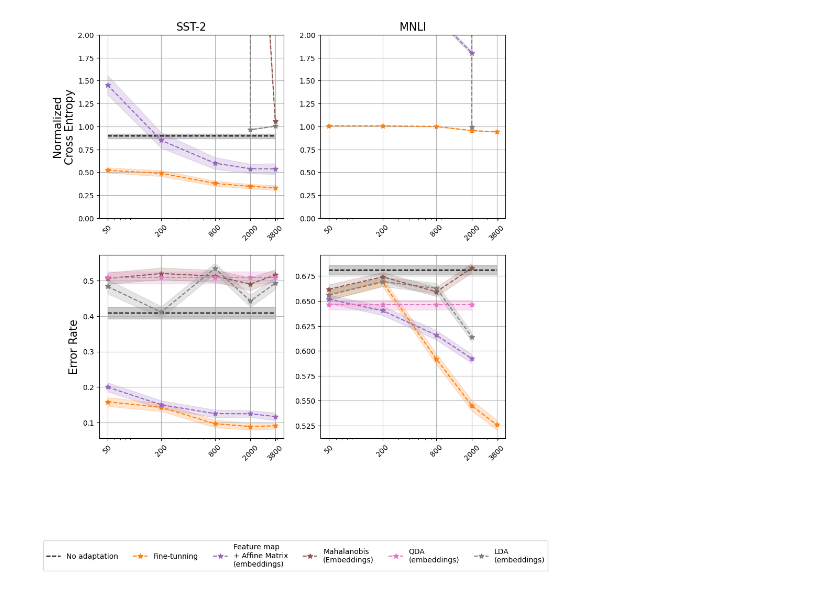
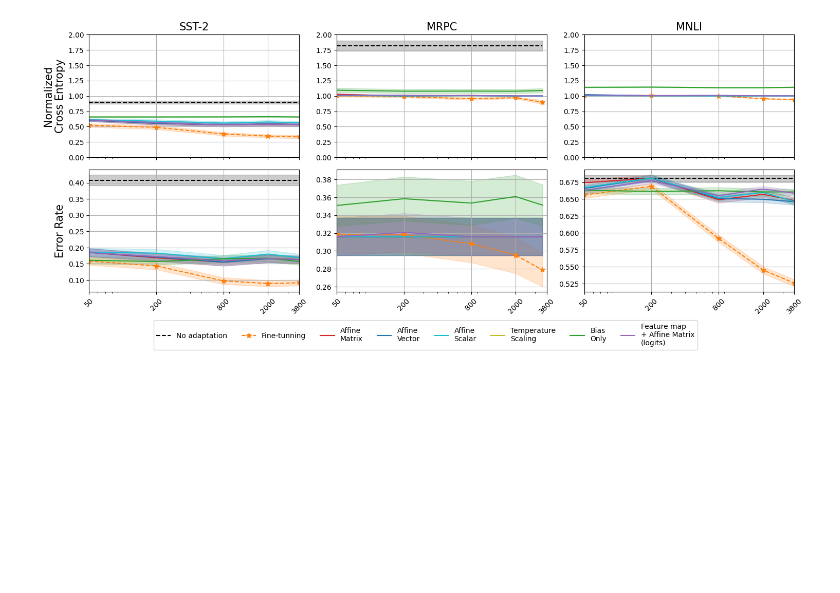
Before and after one commit to LautaroEst/llmcal, a Jupyter notebook: notebooks/samples_vs_metric.ipynb, the cells around one changed output. Cells and saved outputs as stored; diff of their text form; code cells hidden in the pictures; blank space fills up the shorter version.

```diff
--- a/notebooks/samples_vs_metric.ipynb
+++ b/notebooks/samples_vs_metric.ipynb
@@ -11,7 +11,7 @@ datasets = {
     # "glue/cola": "CoLA",
     "glue/sst2": "SST-2",
 
-    # "glue/mrpc": "MRPC",
+    "glue/mrpc": "MRPC",
     # # "glue/stsb": "STS-B
     # # "glue/qqp": "QQP",
 
@@ -20,7 +20,6 @@ datasets = {
     # "glue/rte": "RTE",
     # # "glue/wnli": "WNLI",
 }
-num_samples = [50, 200, 800, 2000, 3800]
 methods = OrderedDict([
     # Baseline:
     ("baseline", {"label": "No adaptation", "color": "black", "linestyle": "--"}),
@@ -29,26 +28,34 @@ methods = OrderedDict([
     ("embeddings_ft_map=identity_affine_alpha=matrix_bias=True_loss=log-loss", {"label": "Fine-tunning", "color": "tab:orange", "linestyle": "--", "marker": "*", "markersize": 7}),
 
     # Affine:
-    # ("logits_ft_map=identity_affine_alpha=matrix_bias=True_loss=log-loss", {"label": "Affine\nMatrix", "color": "tab:red"}),
-    # ("logits_ft_map=identity_affine_alpha=vector_bias=True_loss=log-loss", {"label": "Affine\nVector", "color": "tab:blue"}),
-    # ("logits_ft_map=identity_affine_alpha=scalar_bias=True_loss=log-loss", {"label": "Affine\nScalar", "color": "tab:cyan"}),
-    # ("logits_affine_alpha=scalar_bias=True_loss=log-loss", {"label": "Temperature\nScaling", "color": "tab:olive"}),
-    # ("logits_ft_map=identity_affine_alpha=none_bias=True_loss=log-loss", {"label": "Bias\nOnly", "color": "tab:green"}),
+    ("logits_ft_map=identity_affine_alpha=matrix_bias=True_loss=log-loss", {"label": "Affine\nMatrix", "color": "tab:red"}),
+    ("logits_ft_map=identity_affine_alpha=vector_bias=True_loss=log-loss", {"label": "Affine\nVector", "color": "tab:blue"}),
+    ("logits_ft_map=identity_affine_alpha=scalar_bias=True_loss=log-loss", {"label": "Affine\nScalar", "color": "tab:cyan"}),
+    ("logits_affine_alpha=scalar_bias=True_loss=log-loss", {"label": "Temperature\nScaling", "color": "tab:olive"}),
+    ("logits_ft_map=identity_affine_alpha=none_bias=True_loss=log-loss", {"label": "Bias\nOnly", "color": "tab:green"}),
 
     # Feature map + affine:
-    ("embeddings_ft_map=quadratic_affine_alpha=matrix_bias=True_loss=log-loss", {"label": "Feature map\n+ Affine Matrix\n(embeddings)", "color": "tab:purple", "linestyle": "--", "marker": "*", "markersize": 7}),
-    # ("logits_ft_map=quadratic_affine_alpha=matrix_bias=True_loss=log-loss", {"label": "Feature map\n+ Affine Matrix\n(logits)", "color": "tab:purple"}),
+    # ("embeddings_ft_map=quadratic_affine_alpha=matrix_bias=True_loss=log-loss", {"label": "Feature map\n+ Affine Matrix\n(embeddings)", "color": "tab:purple", "linestyle": "--", "marker": "*", "markersize": 7}),
+    ("logits_ft_map=quadratic_affine_alpha=matrix_bias=True_loss=log-loss", {"label": "Feature map\n+ Affine Matrix\n(logits)", "color": "tab:purple"}),
 
     # Mahalanobis:
-    ("embeddings_ft_map=identity_mahalanobis", {"label": "Mahalanobis\n(Embeddings)", "color": "tab:brown", "linestyle": "--", "marker": "*", "markersize": 7}),
+    # ("embeddings_ft_map=identity_mahalanobis", {"label": "Mahalanobis\n(Embeddings)", "color": "tab:brown", "linestyle": "--", "marker": "*", "markersize": 7}),
     # ("logits_ft_map=identity_mahalanobis", {"label": "Mahalanobis\n(logits)", "color": "tab:brown"}),
 
+    # Mahalanobis QR:
+    # ("embeddings_ft_map=identity_mahalanobis_qr", {"label": "Mahalanobis\nQR (Embeddings)", "color": "tab:brown", "linestyle": "--", "marker": "o", "markersize": 7}),
+    # ("logits_ft_map=identity_mahalanobis_qr", {"label": "Mahalanobis\nQR (logits)", "color": "tab:brown", "marker": "o", "markersize": 5}),
+
+    # Mahalanobis SVD:
+    # ("embeddings_ft_map=identity_mahalanobis_svd", {"label": "Mahalanobis\nSVD (Embeddings)", "color": "tab:brown", "linestyle": "--", "marker": "o", "markersize": 7}),
+    # ("logits_ft_map=identity_mahalanobis_svd", {"label": "Mahalanobis\nSVD (logits)", "color": "tab:brown", "marker": "d", "markersize": 5}),
+
     # QDA:
-    ("embeddings_ft_map=identity_qda", {"label": "QDA\n(embeddings)", "color": "tab:pink", "linestyle": "--", "marker": "*", "markersize": 7}),
+    # ("embeddings_ft_map=identity_qda", {"label": "QDA\n(embeddings)", "color": "tab:pink", "linestyle": "--", "marker": "*", "markersize": 7}),
     # ("logits_ft_map=identity_qda", {"label": "QDA\n(logits)", "color": "tab:pink", "linestyle": "--"}),
 
     # LDA:
-    ("embeddings_ft_map=identity_lda", {"label": "LDA\n(embeddings)", "color": "tab:gray", "linestyle": "--", "marker": "*", "markersize": 7}),
+    # ("embeddings_ft_map=identity_lda", {"label": "LDA\n(embeddings)", "color": "tab:gray", "linestyle": "--", "marker": "*", "markersize": 7}),
     # ("logits_ft_map=identity_lda", {"label": "LDA\n(logits)", "color": "tab:gray", "linestyle": "--"}),
 
 ])
@@ -95,11 +102,10 @@ def plot_samples_vs_metric(
     model,
     template,
     datasets,
-    num_samples,
     methods,
     metrics,
 ):
-    fig, ax = plt.subplots(len(metrics), len(datasets), figsize=(len(datasets) * 5, len(metrics) * 5))
+    fig, ax = plt.subplots(len(metrics), len(datasets), figsize=(len(datasets) * 5, len(metrics) * 3), sharex=True)
     if len(metrics) == 1 and len(datasets) == 1:
         ax = np.array([[ax]])
     elif len(metrics) == 1:
@@ -107,6 +113,7 @@ def plot_samples_vs_metric(
     elif len(datasets) == 1:
         ax = ax.reshape(1, -1)
     for j, dataset in enumerate(datasets):
+        num_samples = sorted([int(path.split("--")[1])  for path in os.listdir(f"../results/calibrate_features/{model}/{dataset}") if path.startswith(template + "--")])
         for i, metric in enumerate(metrics):
             for method in methods:
                 if method == "baseline":
@@ -121,36 +128,41 @@ def plot_samples_vs_metric(
                         try:
                             logits = np.load(f"../results/calibrate_features/{model}/{dataset}/{template}--{n}/{method}/calibrated_posteriors.npy")
                             labels = np.load(f"../results/run_dataset_on_model/{model}/{dataset}/validation/{template}/labels.npy")
                             metric_values = compute_metric(logits, labels, metric=metric, bootstrap=True, num_samples=100, random_state=random_state)
                         except FileNotFoundError:
                             metric_values = np.nan
                         means.append(np.mean(metric_values))
                         stds.append(np.std(metric_values))
                     means = np.array(means)
                     stds = np.array(stds)
                 ax[i,j].plot(num_samples, means, **methods[method])
                 ax[i,j].fill_between(num_samples, means - stds, means + stds, alpha=0.2, color=methods[method]["color"])
             ax[i,j].set_xscale("log")
+            ax[i,j].set_xlim((num_samples[0], num_samples[-1]))
             ax[i,j].set_xticks(num_samples)
             ax[i,j].set_xticklabels(num_samples, fontsize=10, rotation=45)
+            # ticks = ax[i,j].get_xticks().astype(int)
+            # ax[i,j].set_xticks(ticks)
+            # ax[i,j].set_xticklabels(ticks, fontsize=10, rotation=45)
             ax[i,j].grid()
             ax[i,j].set_ylim(metrics[metric]["ylims"])
 
     for i, metric in enumerate(metrics):
         ax[i,0].set_ylabel(metrics[metric]["name"], fontsize=15)
     for j, dataset in enumerate(datasets):
         ax[0,j].set_title(datasets[dataset], fontsize=15)
 
     # Unique legend showing under all subplots
     handles, labels = ax[0,0].get_legend_handles_labels()
     unique_labels = [methods[method]["label"] for method in methods if methods[method]["label"] in set(labels)]
     unique_handles = [handles[labels.index(label)] for label in unique_labels]
-    fig.legend(unique_handles, unique_labels, loc='lower center', bbox_to_anchor=(0.5, -0.15), ncol=len(unique_labels), fontsize=10)
+    fig.legend(unique_handles, unique_labels, loc='lower center', bbox_to_anchor=(0.5, -0.1), ncol=len(unique_labels), fontsize=10)
+    fig.tight_layout()
     return fig, ax
 
-_ = plot_samples_vs_metric(model, template, datasets, num_samples, methods, metrics)
+_ = plot_samples_vs_metric(model, template, datasets, methods, metrics)
 # %% [output]
-[figure, old version]
+[figure, new version]
 # %%
 # Motivación: Mahalanobis funciona bien y esto es una buena aplicación.
 # podés reducir el problema a una LR y te queda un problema convexo.
```
Also changed, not shown: parts of 1 cell of this notebook, 8 other files.
